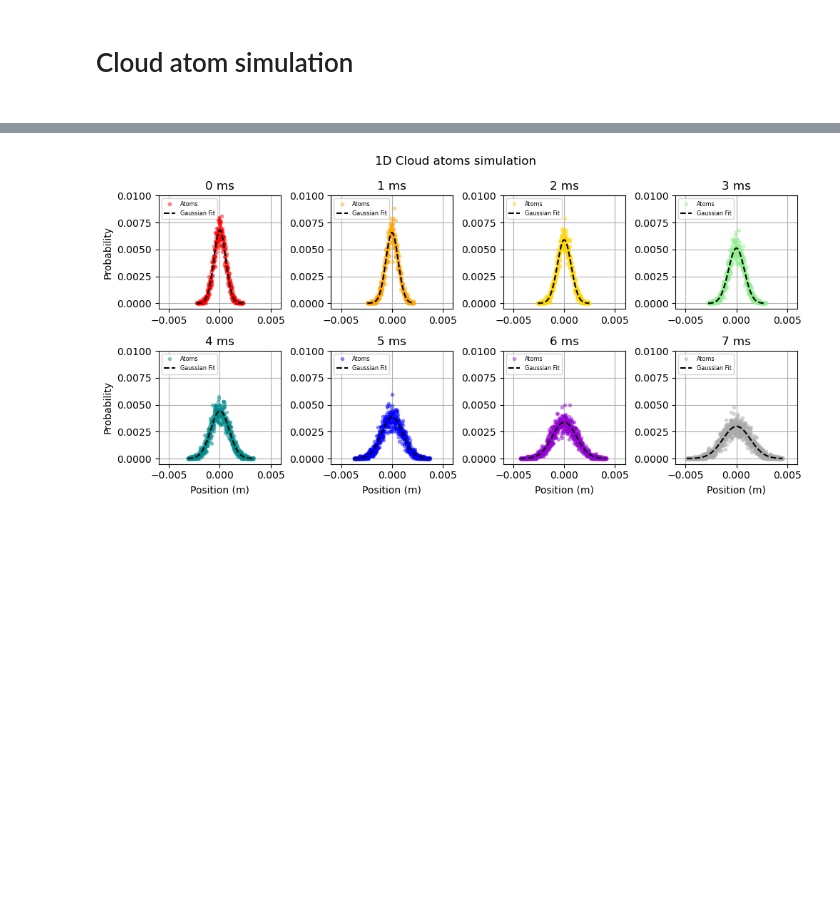
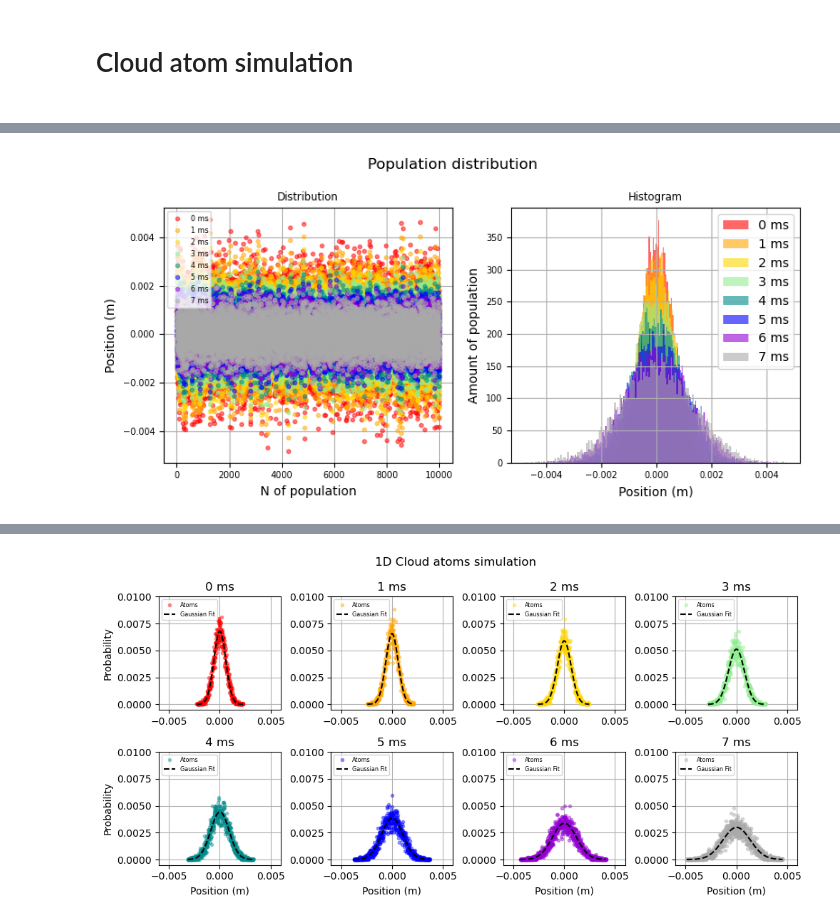
Before and after one commit to Sizslie01/Aoom, a Jupyter notebook: Thesis The Final Project/Monte Carlo Simulation of cloud atoms in 1D/1D cloud atoms Monte carlo simulation.ipynb, the cells around one changed output, grey strips where cells are left out. Drawn from its saved outputs; the diff is of its cells as text; code cells hidden in the pictures; blank space fills up the shorter version.

```diff
--- a/Thesis The Final Project/Monte Carlo Simulation of cloud atoms in 1D/1D cloud atoms Monte carlo simulation.ipynb
+++ b/Thesis The Final Project/Monte Carlo Simulation of cloud atoms in 1D/1D cloud atoms Monte carlo simulation.ipynb
@@ -122,0 +151,42 @@ for i in index_column[1:]:
+# %%
+fig = plt.figure(figsize=(8, 4))
+axs = np.zeros(2, dtype=object)
+gs = fig.add_gridspec(1, 2)
+axs[0] = fig.add_subplot(gs[0, 0])
+axs[1] = fig.add_subplot(gs[0, 1])
+
+k=0
+ic_l = index_column[1:]
+ic_l.sort(reverse=True)
+for i in ic_l:
+    bins_n=abs(np.max(position_df[i])- np.min(position_df[i]))/0.00005
+    axs[0].plot(position_df[i],'.', color = color[k], alpha=0.5,label = str(k)+' ms')
+    k+=1
+
+axs[0].legend(loc = 'upper left', fontsize = 'xx-small')
+axs[0].set_title('Distribution',fontsize ='small')
+axs[0].set_xlabel('N of population')
+axs[0].set_ylabel('Position (m)')
+axs[0].grid()
+
+k=0
+for i in index_column[1:]:
+    bins_n=abs(np.max(position_df[i])- np.min(position_df[i]))/0.00005
+    axs[1].hist(position_df[i], bins=int(bins_n), facecolor = color[k], alpha=0.6,label = str(k)+' ms')
+    k+=1
+
+axs[1].legend()
+axs[1].set_title('Histogram',fontsize ='small')
+axs[1].set_xlabel('Position (m)')
+axs[1].set_ylabel('Amount of population')
+axs[1].grid()
+
+for x in axs.flat:
+    for tick in x.xaxis.get_major_ticks():
+        tick.label.set_fontsize('x-small')
+    for tick in x.yaxis.get_major_ticks():
+        tick.label.set_fontsize('x-small')
+fig.suptitle('Population distribution')
+fig.tight_layout()
+# %% [output]
+[figure, added]
```
Also changed, not shown: parts of 4 cells of this notebook, 2 other files.
